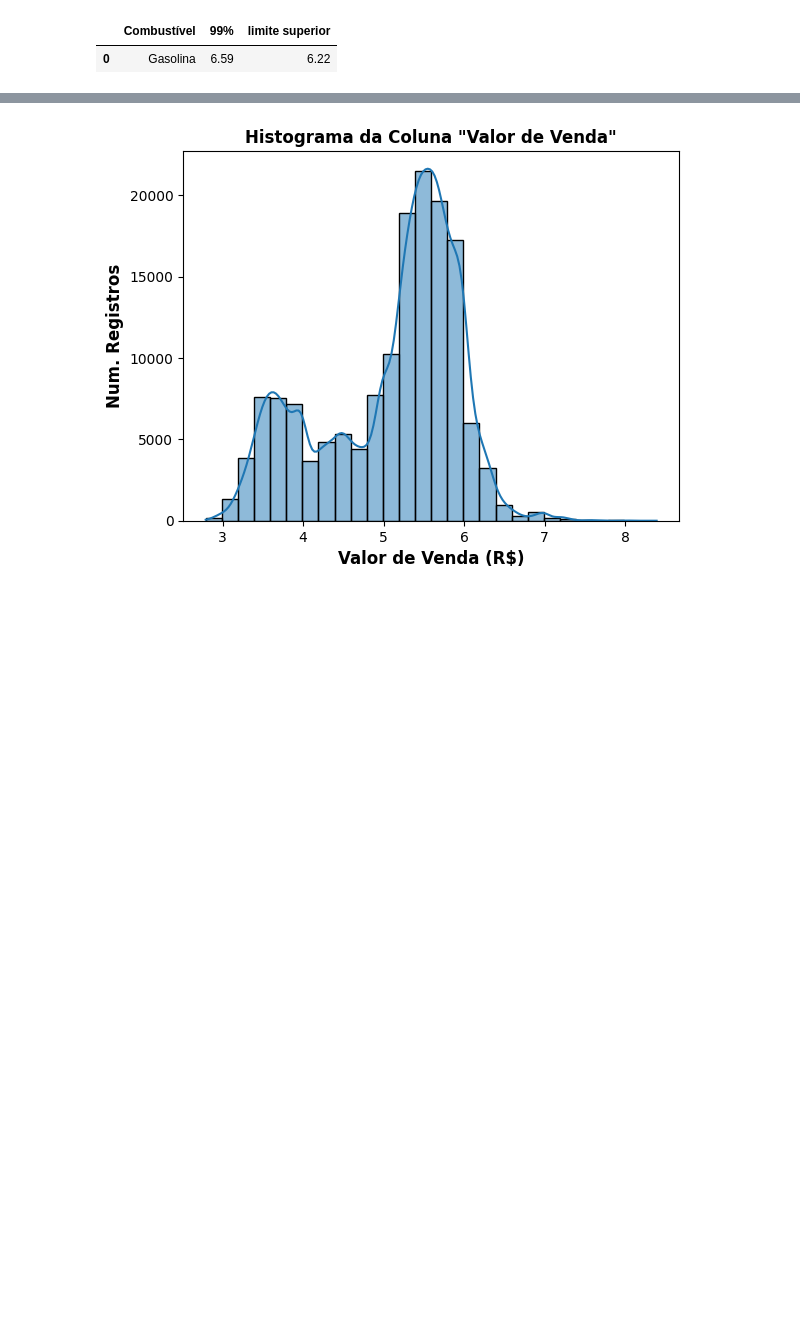
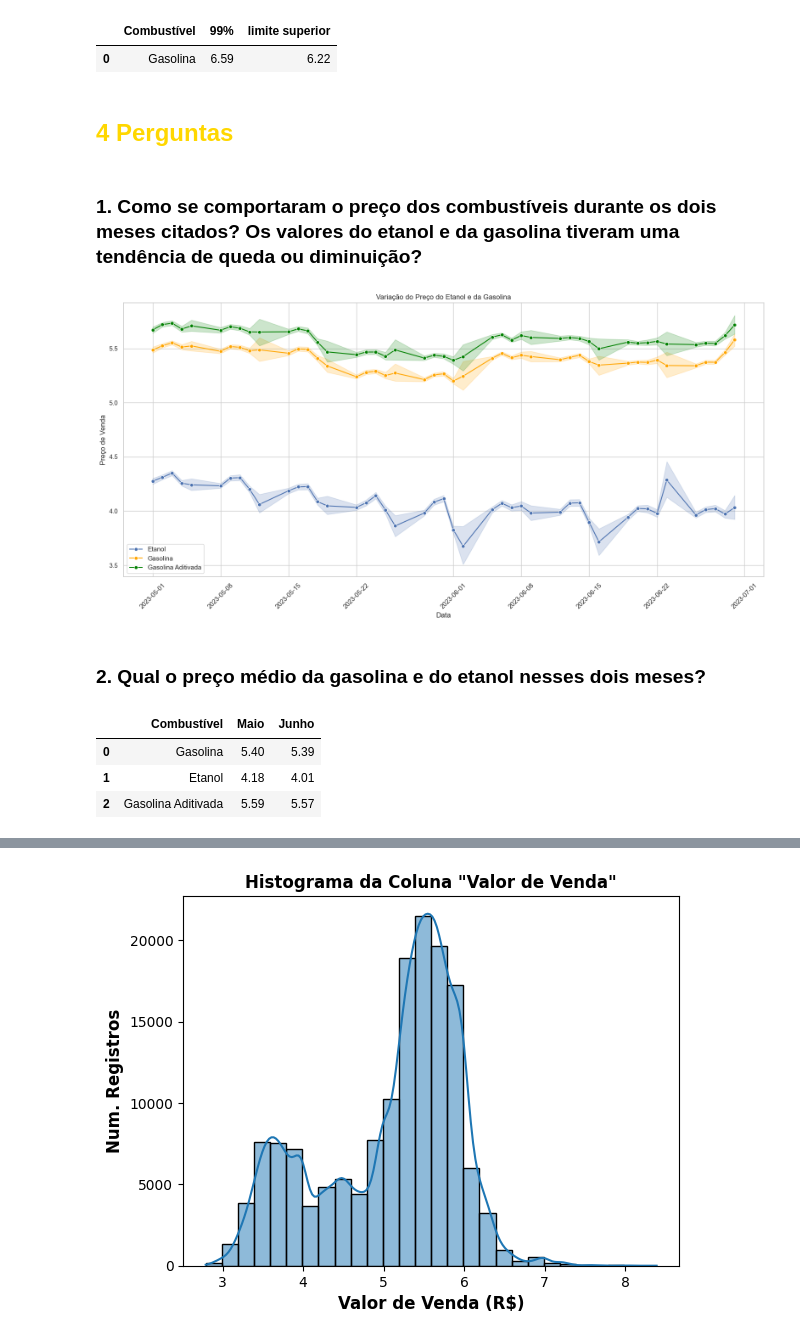
Before and after one commit to gideoni-santos/projeto-squad5-m4, a Jupyter notebook: Analise_combustiveis.ipynb, the cells around one changed output, grey strips where cells are left out. Saved outputs shown, nothing was run; the diff lists cells and outputs as text; code cells hidden in the pictures; blank space fills up the shorter version.

```diff
--- a/Analise_combustiveis.ipynb
+++ b/Analise_combustiveis.ipynb
@@ -479,3 +479,25 @@ df_quantile_limite
 # %% [output]
 |  | Combustível | 99% | limite superior |
 | 0 | Gasolina | 6.59 | 6.22 |
+# %% [markdown]
+## **<font color ='gold' size=5>4 Perguntas</font>**
+# %% [markdown]
+### **1. Como se comportaram o preço dos combustíveis durante os dois meses citados? Os valores do etanol e da gasolina tiveram uma tendência de queda ou diminuição?**
+# %%
+# Plotar os preços da gasolina,etanol e gasolina aditivada ao longo dos dois meses
+
+plt.figure(figsize=(16,8))
+sns.lineplot(data=etanol, x='Data da Coleta', y='Valor de Venda', marker='o', label='Etanol')
+sns.lineplot(data=gasolina, x='Data da Coleta', y='Valor de Venda', marker='o', color='orange', label='Gasolina')
+sns.lineplot(data=gasolina_aditivada, x='Data da Coleta', y='Valor de Venda', marker='o', color='green', label='Gasolina Aditivada')
+plt.xlabel('Data')
+plt.ylabel('Preço de Venda')
+plt.title('Variação do Preço do Etanol e da Gasolina')
+plt.xticks(rotation=45)
+plt.legend()
+plt.tight_layout()
+plt.show()
+# %% [output]
+[figure, added]
+# %% [markdown]
+### **2. Qual o preço médio da gasolina e do etanol nesses dois meses?**
@@ -481,0 +529,14 @@ df_quantile_limite
+# %%
+data = {
+    'Combustível': ['Gasolina', 'Etanol', 'Gasolina Aditivada'],
+    'Maio': [gasolina_maio, etanol_maio, gasolina_aditivada_maio],
+    'Junho': [gasolina_junho, etanol_junho, gasolina_aditivada_junho]
+}
+
+df_precos_medios = pd.DataFrame(data)
+df_precos_medios.round(2)
+# %% [output]
+|  | Combustível | Maio | Junho |
+| 0 | Gasolina | 5.40 | 5.39 |
+| 1 | Etanol | 4.18 | 4.01 |
+| 2 | Gasolina Aditivada | 5.59 | 5.57 |
```
Also changed, not shown: parts of 17 cells of this notebook.
